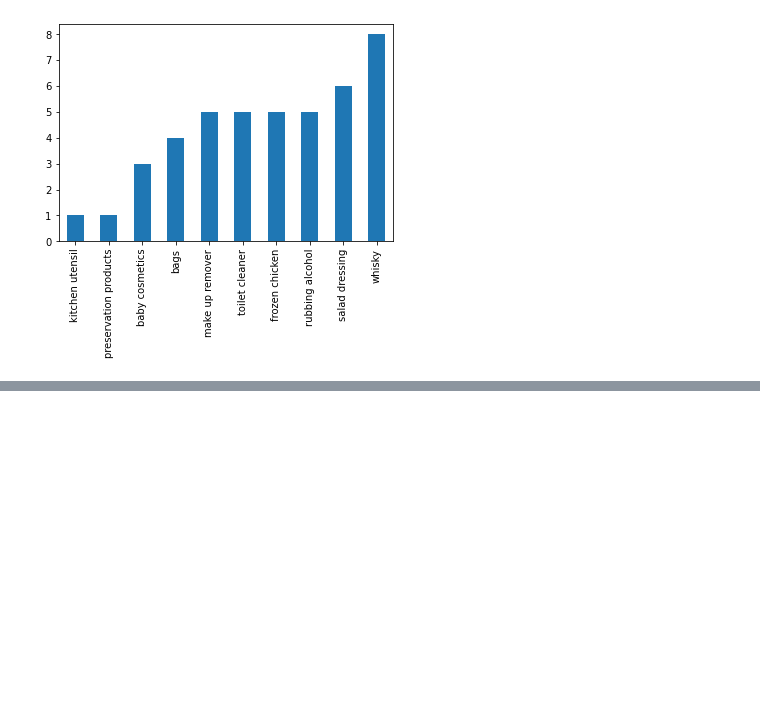
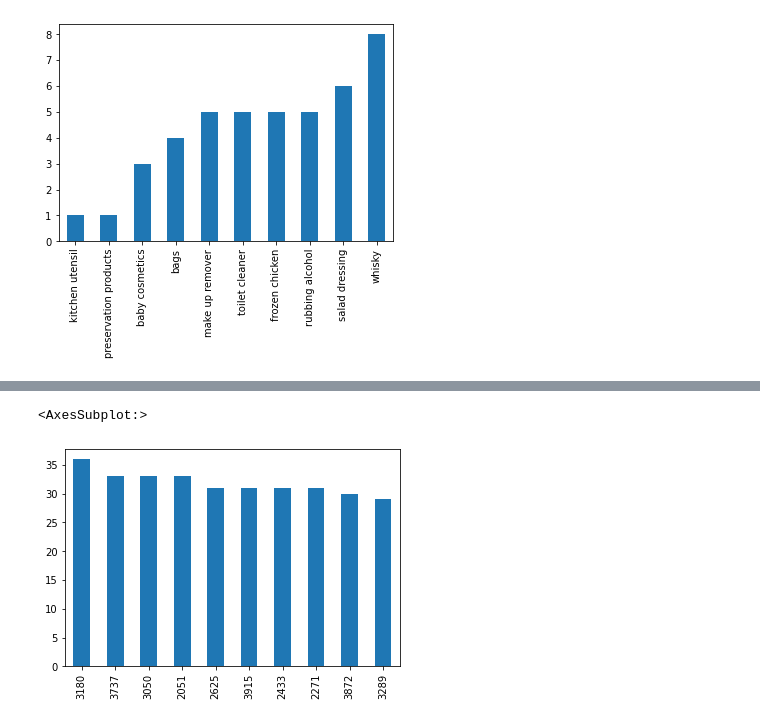
Before and after one commit to Naveen-Karanamu/Market-Basket-Groceries, a Jupyter notebook: main.ipynb, the cells around one changed output, grey strips where cells are left out. Cells and saved outputs as stored; diff of their text form; code cells hidden in the pictures; blank space fills up the shorter version.

```diff
--- a/main.ipynb
+++ b/main.ipynb
@@ -115,0 +136,5 @@ df.itemDescription.value_counts().tail(10).sort_values().plot.bar()
+# %%
+df.Member_number.value_counts().head(10).plot.bar()
+# %% [output]
+<AxesSubplot:>
+[figure, added]
```
Also changed, not shown: parts of 3 cells of this notebook.
